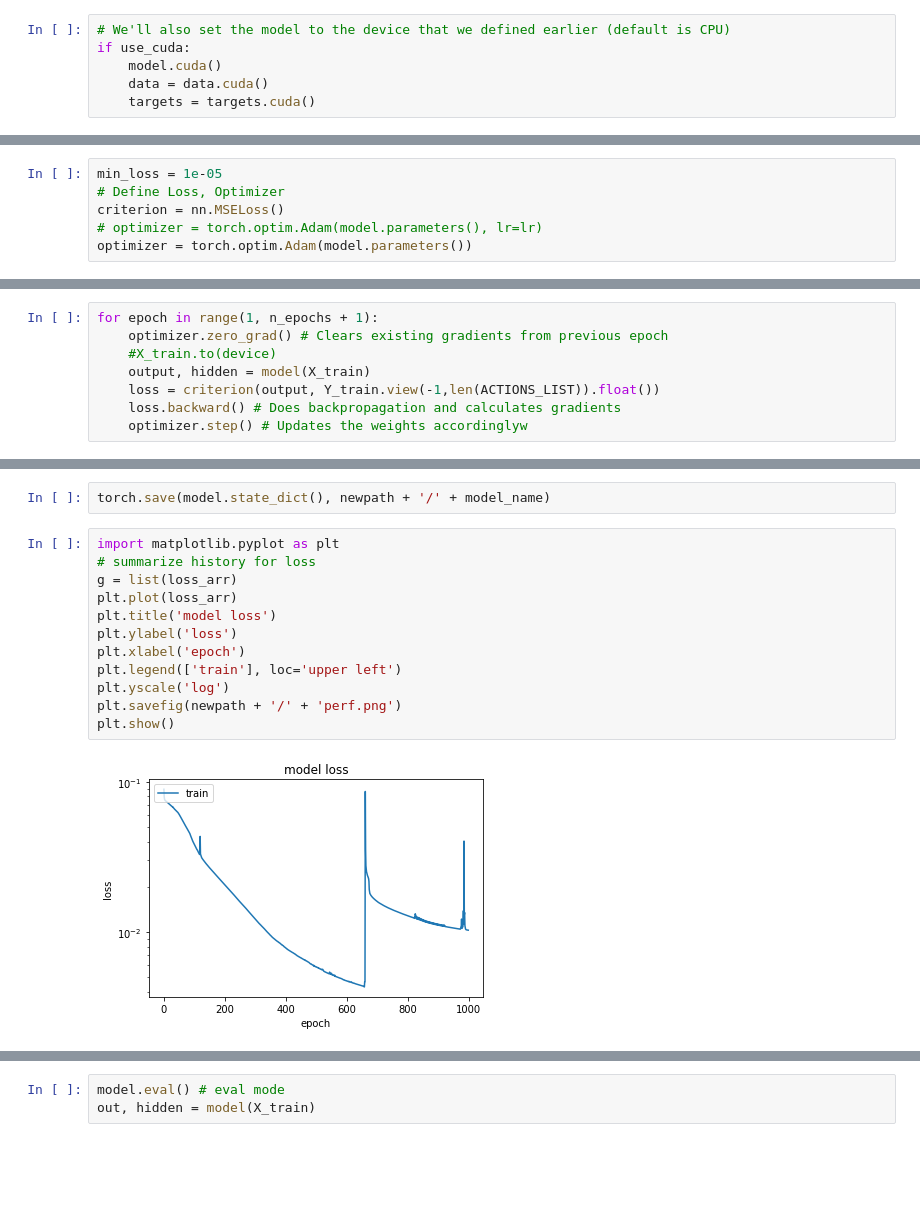
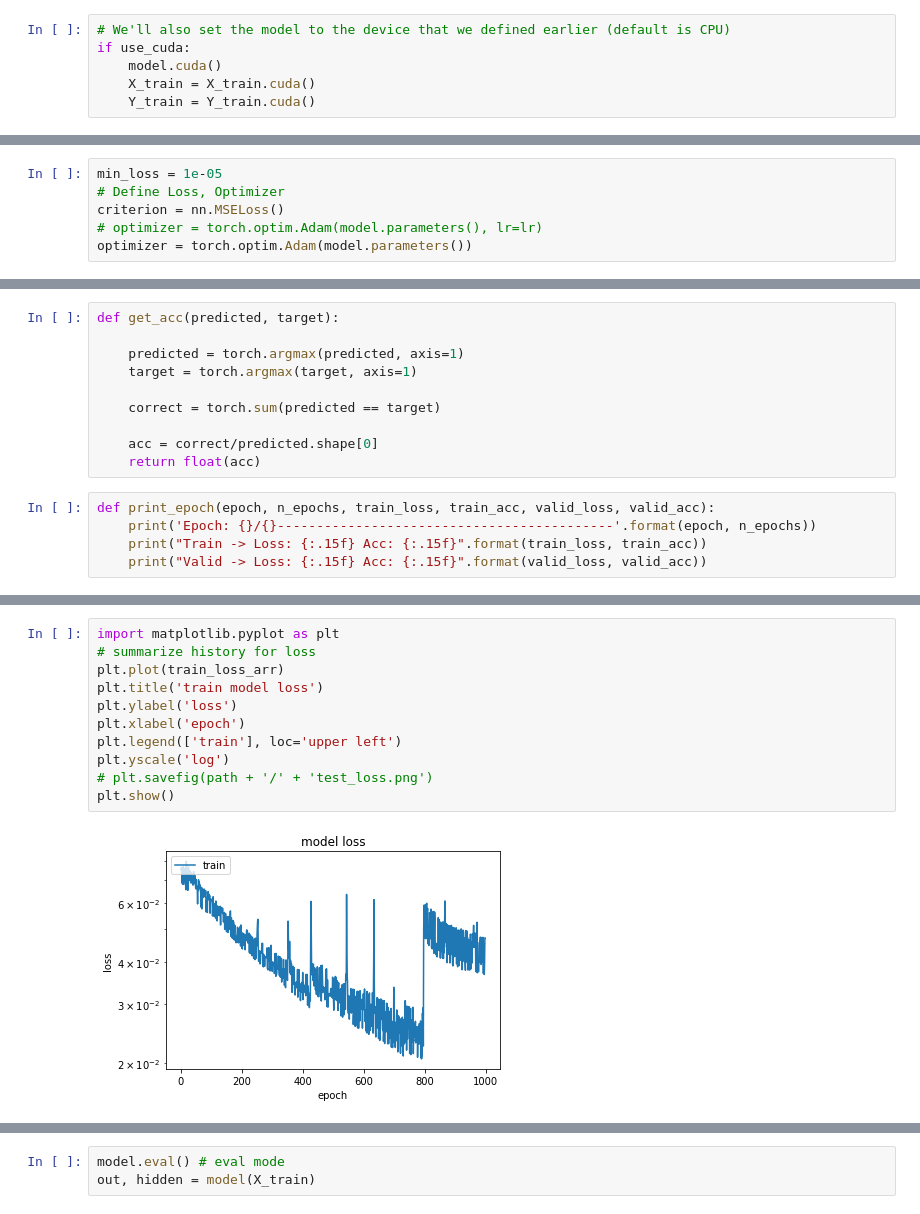
Before and after one commit to Alec-ryo/rnn_enduro, a Jupyter notebook: 2-lstm_train/enduro_lstm_pytorch.ipynb, the cells around one changed output, grey strips where cells are left out. Cells and saved outputs as stored; diff of their text form; blank space fills up the shorter version.

```diff
--- a/2-lstm_train/enduro_lstm_pytorch.ipynb
+++ b/2-lstm_train/enduro_lstm_pytorch.ipynb
@@ -117,5 +102,5 @@ model = Model(device=device, input_size=20400, output_size=len(ACTIONS_LIST), hi
 # We'll also set the model to the device that we defined earlier (default is CPU)
 if use_cuda:
     model.cuda()
-    data = data.cuda()
-    targets = targets.cuda()
+    X_train = X_train.cuda()
+    Y_train = Y_train.cuda()
@@ -159,8 +116,0 @@ X_train.shape
-# %%
-for epoch in range(1, n_epochs + 1):
-    optimizer.zero_grad() # Clears existing gradients from previous epoch
-    #X_train.to(device)
-    output, hidden = model(X_train)
-    loss = criterion(output, Y_train.view(-1,len(ACTIONS_LIST)).float())
-    loss.backward() # Does backpropagation and calculates gradients
-    optimizer.step() # Updates the weights accordinglyw
@@ -168,0 +119,15 @@ TypeError: 'int' object is not callable
+# %%
+def get_acc(predicted, target):
+
+    predicted = torch.argmax(predicted, axis=1)
+    target = torch.argmax(target, axis=1)
+
+    correct = torch.sum(predicted == target)
+
+    acc = correct/predicted.shape[0]
+    return float(acc)
+# %%
+def print_epoch(epoch, n_epochs, train_loss, train_acc, valid_loss, valid_acc):
+    print('Epoch: {}/{}-------------------------------------------'.format(epoch, n_epochs))
+    print("Train -> Loss: {:.15f} Acc: {:.15f}".format(train_loss, train_acc))
+    print("Valid -> Loss: {:.15f} Acc: {:.15f}".format(valid_loss, valid_acc))
@@ -352,16 +214,13 @@ Epoch: 9990/5000............. Loss: 0.010302149690688 Acc: 0.933000028133392
-# %%
-torch.save(model.state_dict(), newpath + '/' + model_name)
 # %%
 import matplotlib.pyplot as plt
 # summarize history for loss
-g = list(loss_arr)
-plt.plot(loss_arr)
-plt.title('model loss')
+plt.plot(train_loss_arr)
+plt.title('train model loss')
 plt.ylabel('loss')
 plt.xlabel('epoch')
 plt.legend(['train'], loc='upper left')
 plt.yscale('log')
-plt.savefig(newpath + '/' + 'perf.png')
+# plt.savefig(path + '/' + 'test_loss.png')
 plt.show()
 # %% [output]
-[figure, old version]
+[figure, new version]
```
Also changed, not shown: parts of 33 cells of this notebook, 3 other files.
